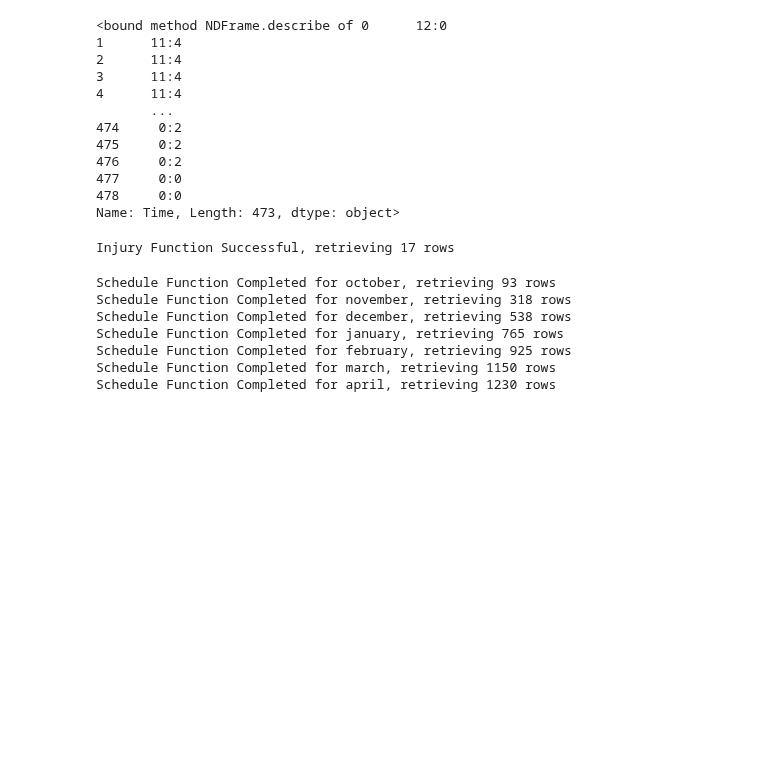
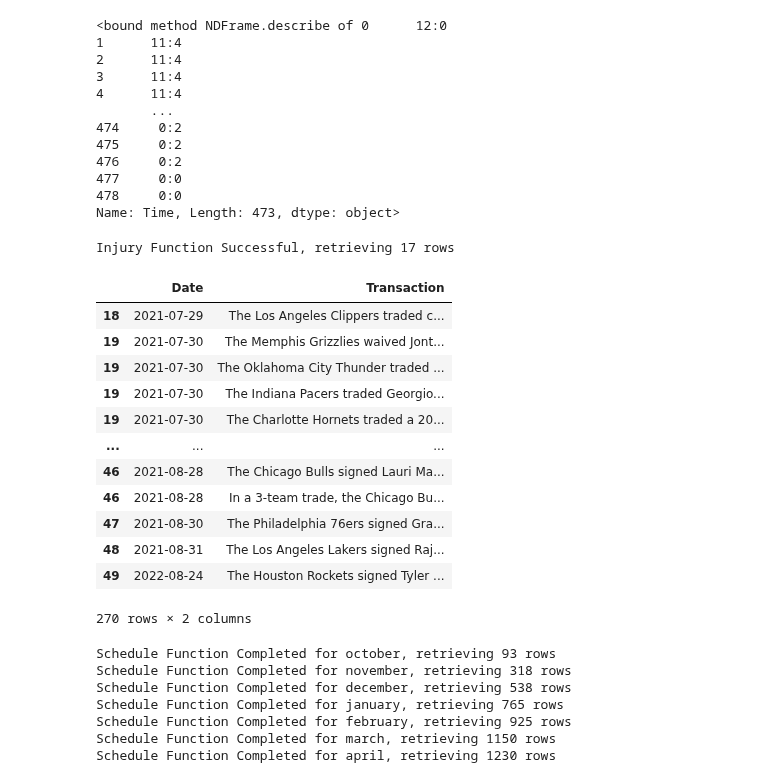
Before and after one commit to jyablonski/jyablonski_praq, a Jupyter notebook: new_lambda.ipynb, the cells around one changed output. Drawn from its saved outputs; the diff is of its cells as text; code cells hidden in the pictures; blank space fills up the shorter version.

Commit message:
transactions updates

```diff
--- a/new_lambda.ipynb
+++ b/new_lambda.ipynb
@@ -348,6 +349,43 @@ def get_transactions():
     logging.info(f'Transactions Function Successful, retrieving {len(transactions)} rows')
     print(f'Transactions Function Successful, retrieving {len(transactions)} rows')
     return(transactions)
+# %%
+url = "https://www.basketball-reference.com/leagues/NBA_2022_transactions.html"
+html = urlopen(url)
+soup = BeautifulSoup(html)
+trs = soup.findAll('li')[50:] # theres a bunch of garbage in the first 71 rows - no matter what
+rows = []
+mylist = []
+for tr in trs:
+        date = tr.find('span')
+        if date is not None: # needed bc span can be null (multi <p> elements per span)
+            date = date.text
+        data = tr.findAll('p')
+        for p in data:
+            mylist.append(p.text)
+        data3 = [date] + [mylist]
+        rows.append(data3)
+        mylist = []
+transactions = pd.DataFrame(rows)
+transactions.columns = ['Date', 'Transaction']
+transactions = transactions.explode('Transaction')
+transactions['Date'] = pd.to_datetime(transactions['Date'])
+transactions = transactions.query('Date != "NaN"')
+transactions
+# %% [output]
+|  | Date | Transaction |
+| 18 | 2021-07-29 | The Los Angeles Clippers traded c... |
+| 19 | 2021-07-30 | The Memphis Grizzlies waived Jont... |
+| 19 | 2021-07-30 | The Oklahoma City Thunder traded ... |
+| 19 | 2021-07-30 | The Indiana Pacers traded Georgio... |
+| 19 | 2021-07-30 | The Charlotte Hornets traded a 20... |
+| ... | ... | ... |
+| 46 | 2021-08-28 | The Chicago Bulls signed Lauri Ma... |
+| 46 | 2021-08-28 | In a 3-team trade, the Chicago Bu... |
+| 47 | 2021-08-30 | The Philadelphia 76ers signed Gra... |
+| 48 | 2021-08-31 | The Los Angeles Lakers signed Raj... |
+| 49 | 2022-08-24 | The Houston Rockets signed Tyler ... |
+270 rows × 2 columns
 # %%
 def schedule_scraper(month):
     try:
```
Also changed, not shown: parts of 1 cell of this notebook.
